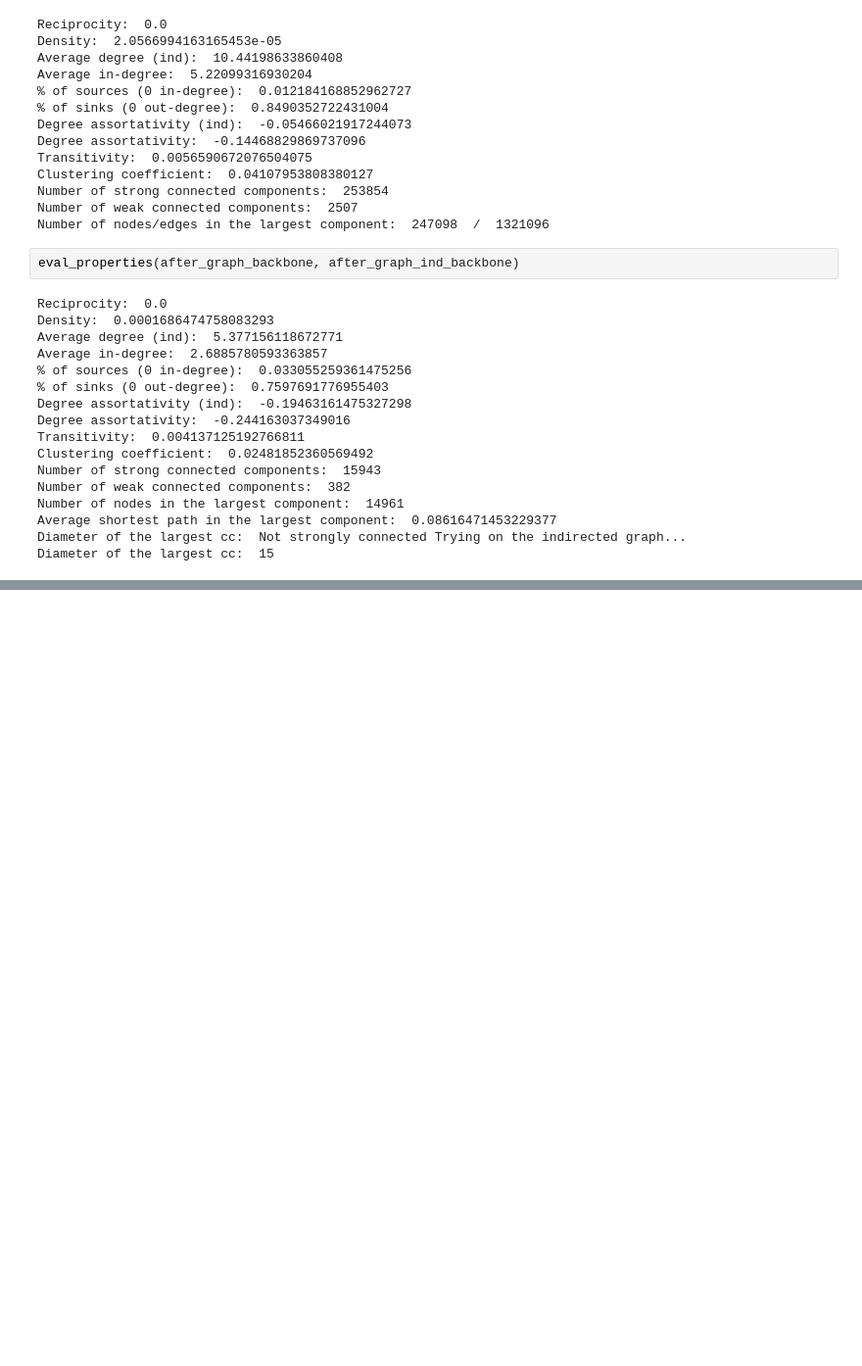
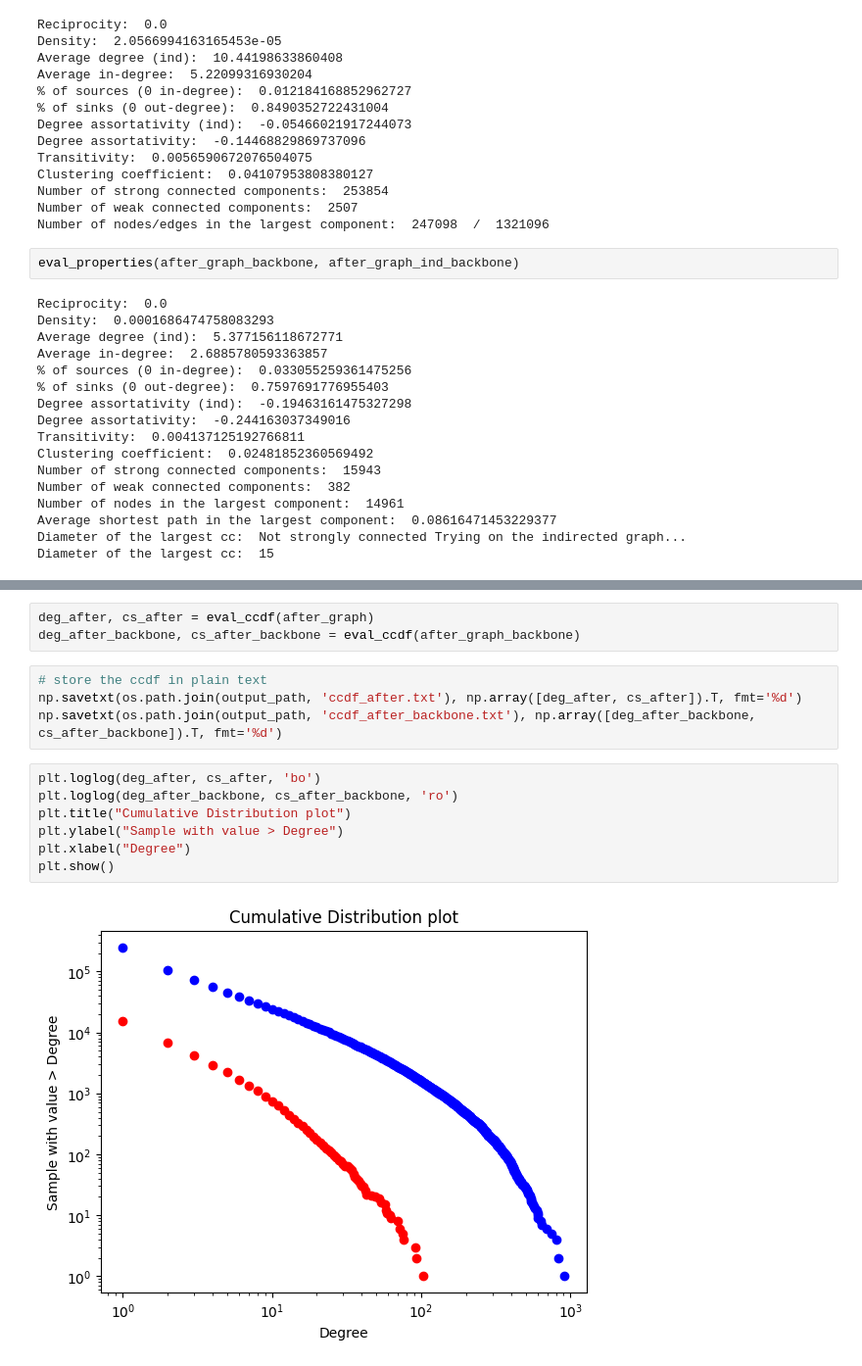
Before and after one commit to ariannap13/hidden-swing-voters, a Jupyter notebook: src/SNAM/network_creation/network_stats.ipynb, the cells around one changed output, grey strips where cells are left out. Shown at 98% size. Drawn from its saved outputs; the diff is of its cells as text; blank space fills up the shorter version.

```diff
--- a/src/SNAM/network_creation/network_stats.ipynb
+++ b/src/SNAM/network_creation/network_stats.ipynb
@@ -415,0 +467,16 @@ Diameter of the largest cc:  15
+# %%
+deg_after, cs_after = eval_ccdf(after_graph)
+deg_after_backbone, cs_after_backbone = eval_ccdf(after_graph_backbone)
+# %%
+# store the ccdf in plain text
+np.savetxt(os.path.join(output_path, 'ccdf_after.txt'), np.array([deg_after, cs_after]).T, fmt='%d')
+np.savetxt(os.path.join(output_path, 'ccdf_after_backbone.txt'), np.array([deg_after_backbone, cs_after_backbone]).T, fmt='%d')
+# %%
+plt.loglog(deg_after, cs_after, 'bo')
+plt.loglog(deg_after_backbone, cs_after_backbone, 'ro')
+plt.title("Cumulative Distribution plot")
+plt.ylabel("Sample with value > Degree")
+plt.xlabel("Degree")
+plt.show()
+# %% [output]
+[figure, added]
```
Also changed, not shown: parts of 14 cells of this notebook.
